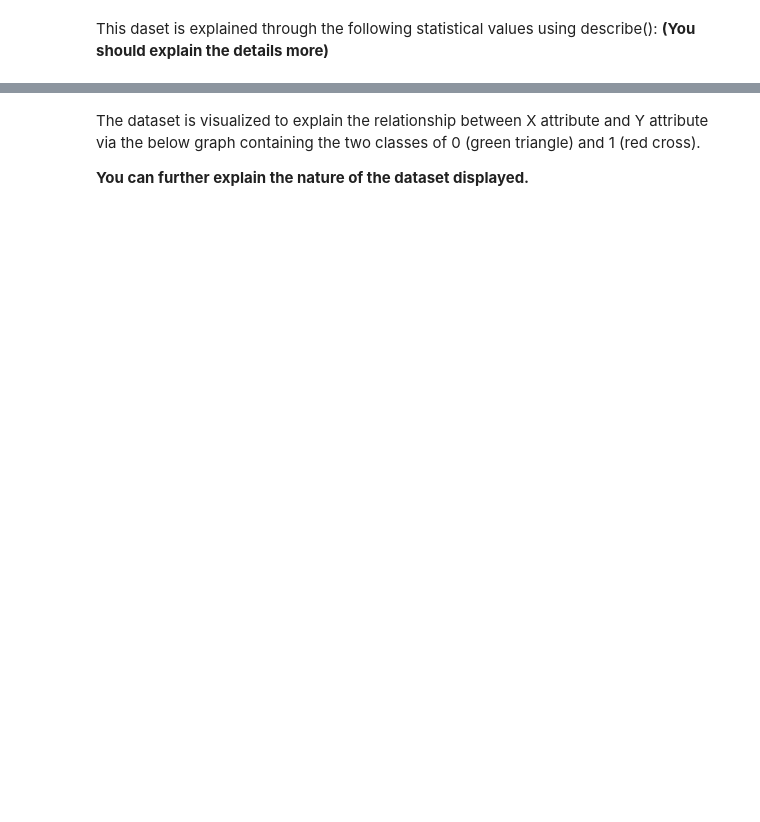
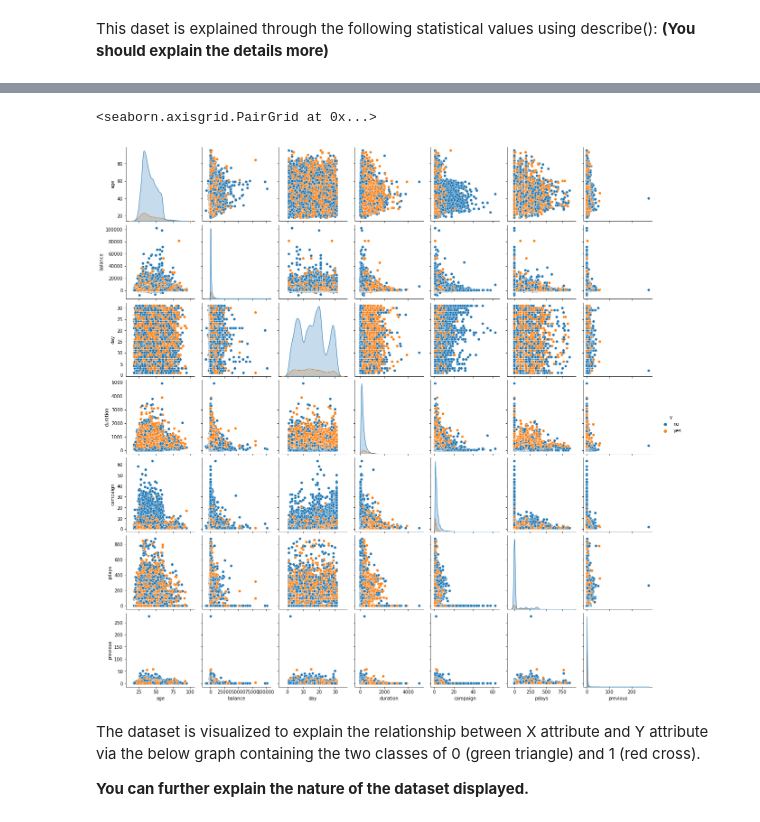
Before and after one commit to Kla10011/FRA503-MACHINE-LEARNING, a Jupyter notebook: HW_1_6351/_HW1.ipynb, the cells around one changed output, grey strips where cells are left out. Cells and saved outputs as stored; diff of their text form; code cells hidden in the pictures; blank space fills up the shorter version.

```diff
--- a/HW_1_6351/_HW1.ipynb
+++ b/HW_1_6351/_HW1.ipynb
@@ -82,3 +162,9 @@ df.describe()
+# %%
+import seaborn as sns
+sns.pairplot(df,hue="y")
+# %% [output]
+<seaborn.axisgrid.PairGrid at 0x...>
+[figure, added]
 # %% [markdown]
 The dataset is visualized to explain the relationship between X attribute and Y attribute via the below graph containing the two classes of 0 (green triangle) and 1 (red cross).
 
```
Also changed, not shown: parts of 14 cells of this notebook, 4 other files.
